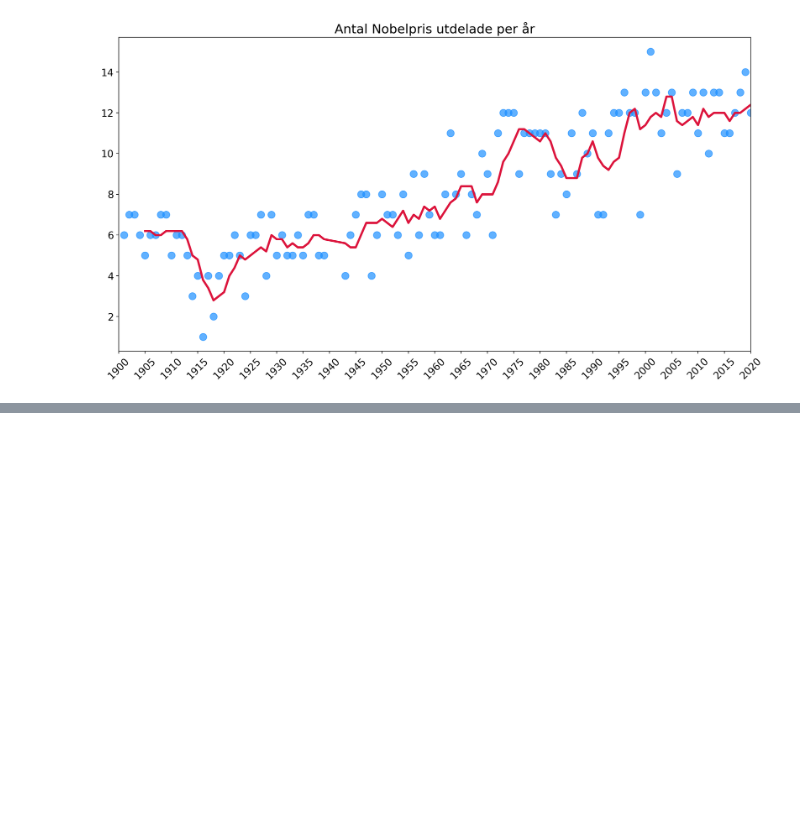
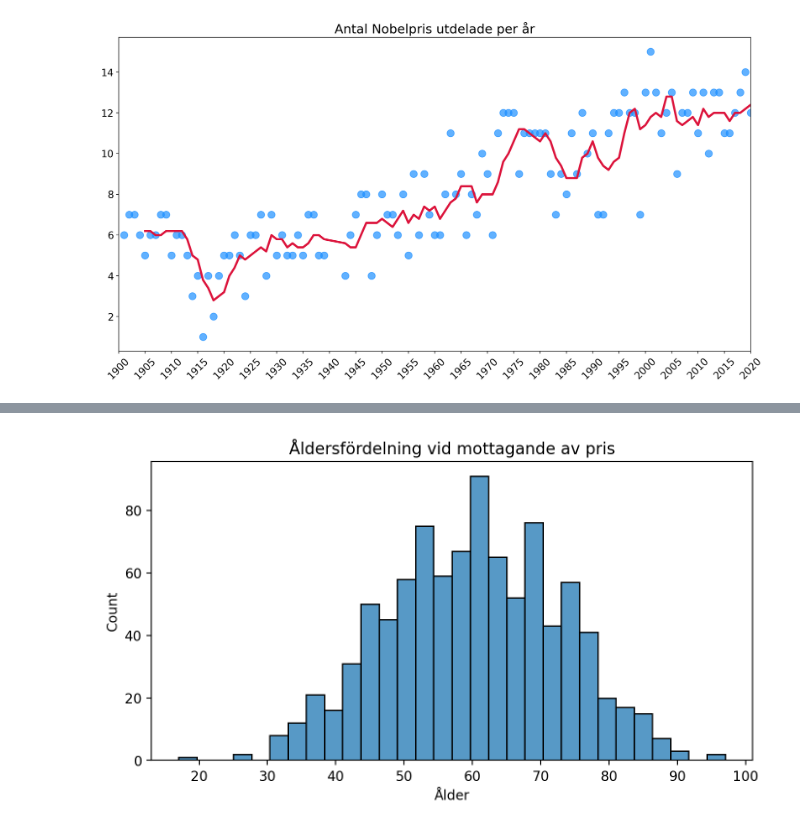
Before and after one commit to Response201/Python_Pro_Bootcamp_Day_16_to_100, a Jupyter notebook: Day 81-82/Project - Nobel Prize Analysis/Nobel_Prize_Analysis.ipynb, the cells around one changed output, grey strips where cells are left out. Cells and saved outputs as stored; diff of their text form; code cells hidden in the pictures; blank space fills up the shorter version.

```diff
--- a/Day 81-82/Project - Nobel Prize Analysis/Nobel_Prize_Analysis.ipynb
+++ b/Day 81-82/Project - Nobel Prize Analysis/Nobel_Prize_Analysis.ipynb
@@ -384,0 +803,3 @@ plt.show()
+# %%
+birth_years = df_data.birth_date.dt.year
+birth_years
@@ -384,0 +821,3 @@ plt.show()
+# %%
+df_data['winning_age'] = df_data.year - birth_years
+df_data.winning_age
@@ -384,0 +875,10 @@ plt.show()
+# %%
+plt.figure(figsize=(8, 4), dpi=200)
+sns.histplot(data=df_data,
+             x=df_data.winning_age,
+             bins=30)
+plt.xlabel('Ålder')
+plt.title('Åldersfördelning vid mottagande av pris')
+plt.show()
+# %% [output]
+[figure, added]
```
Also changed, not shown: parts of 41 cells of this notebook.
